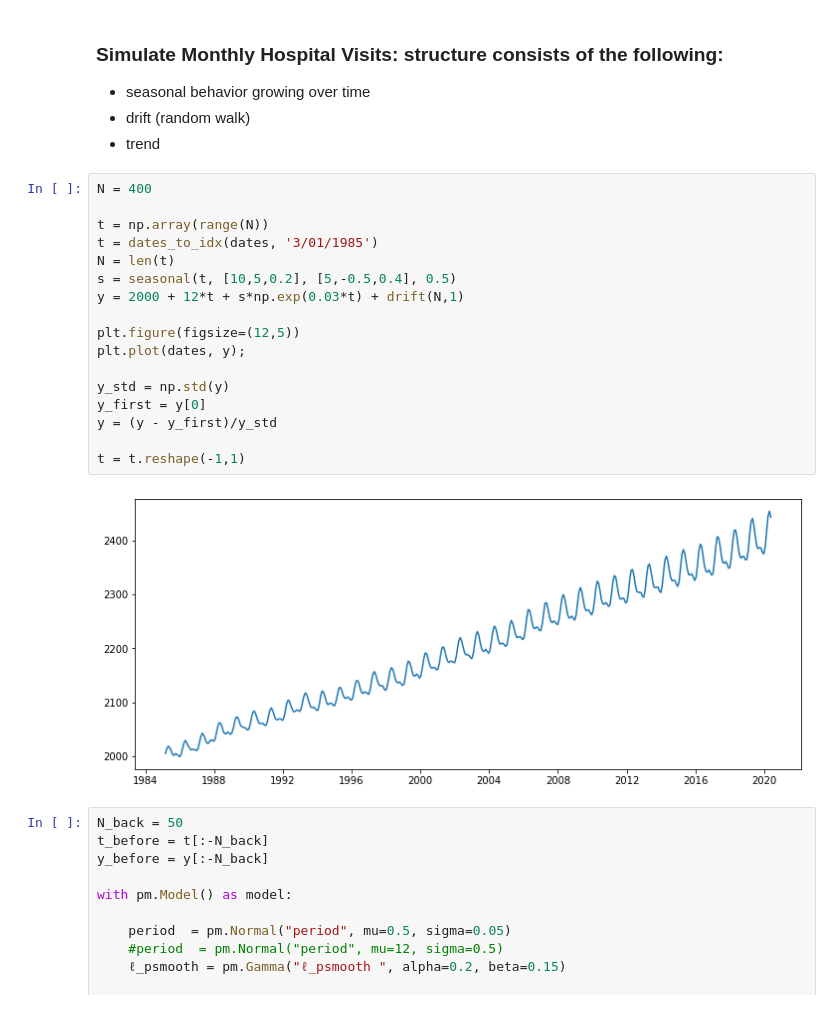
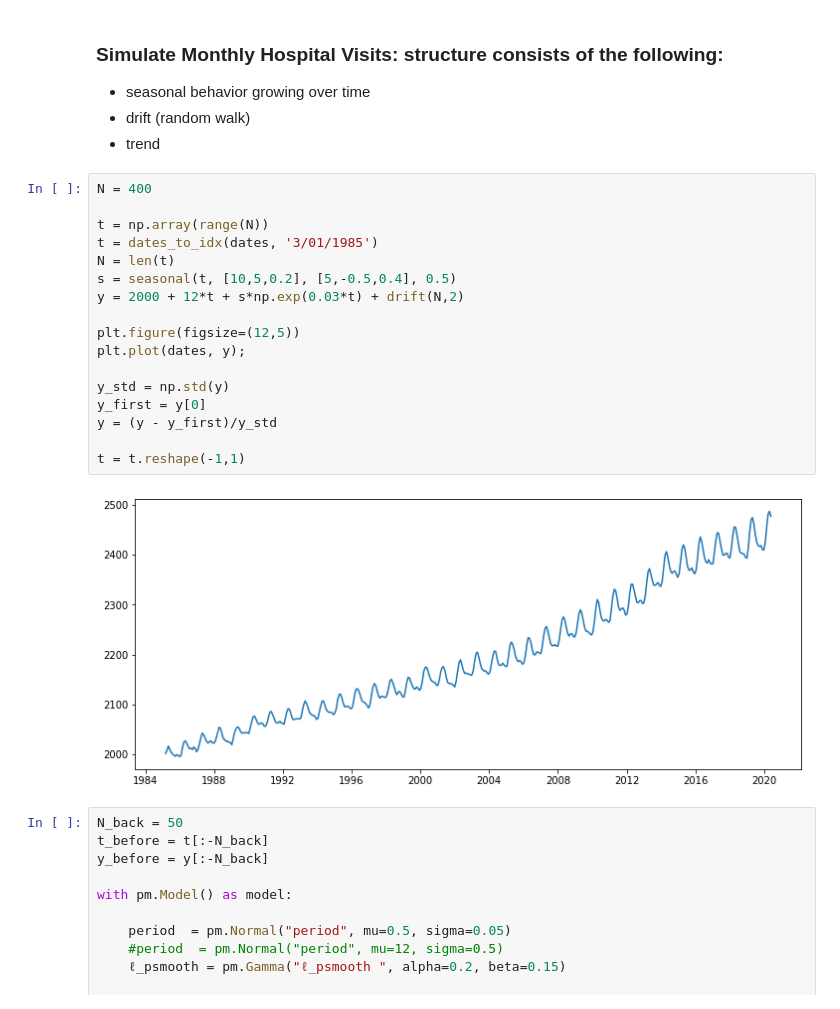
Before and after one commit to icmoore/healthcare_analytics, a Jupyter notebook: notebooks/monthly_visits_simulation.ipynb, the cells around one changed output. Saved outputs shown, nothing was run; the diff lists cells and outputs as text.

```diff
--- a/notebooks/monthly_visits_simulation.ipynb
+++ b/notebooks/monthly_visits_simulation.ipynb
@@ -47,22 +47,22 @@ def dates_to_idx(timelist, ref_date):
 # %%
 N = 400
 
 t = np.array(range(N))
 t = dates_to_idx(dates, '3/01/1985')
 N = len(t)
 s = seasonal(t, [10,5,0.2], [5,-0.5,0.4], 0.5)
-y = 2000 + 12*t + s*np.exp(0.03*t) + drift(N,1)
+y = 2000 + 12*t + s*np.exp(0.03*t) + drift(N,2)
 
 plt.figure(figsize=(12,5))
 plt.plot(dates, y);
 
 y_std = np.std(y)
 y_first = y[0]
 y = (y - y_first)/y_std
 
 t = t.reshape(-1,1)
 # %% [output]
-[figure, old version]
+[figure, new version]
 # %%
 N_back = 50
 t_before = t[:-N_back]
```
Also changed, not shown: parts of 1 cell of this notebook, 2 other files.
